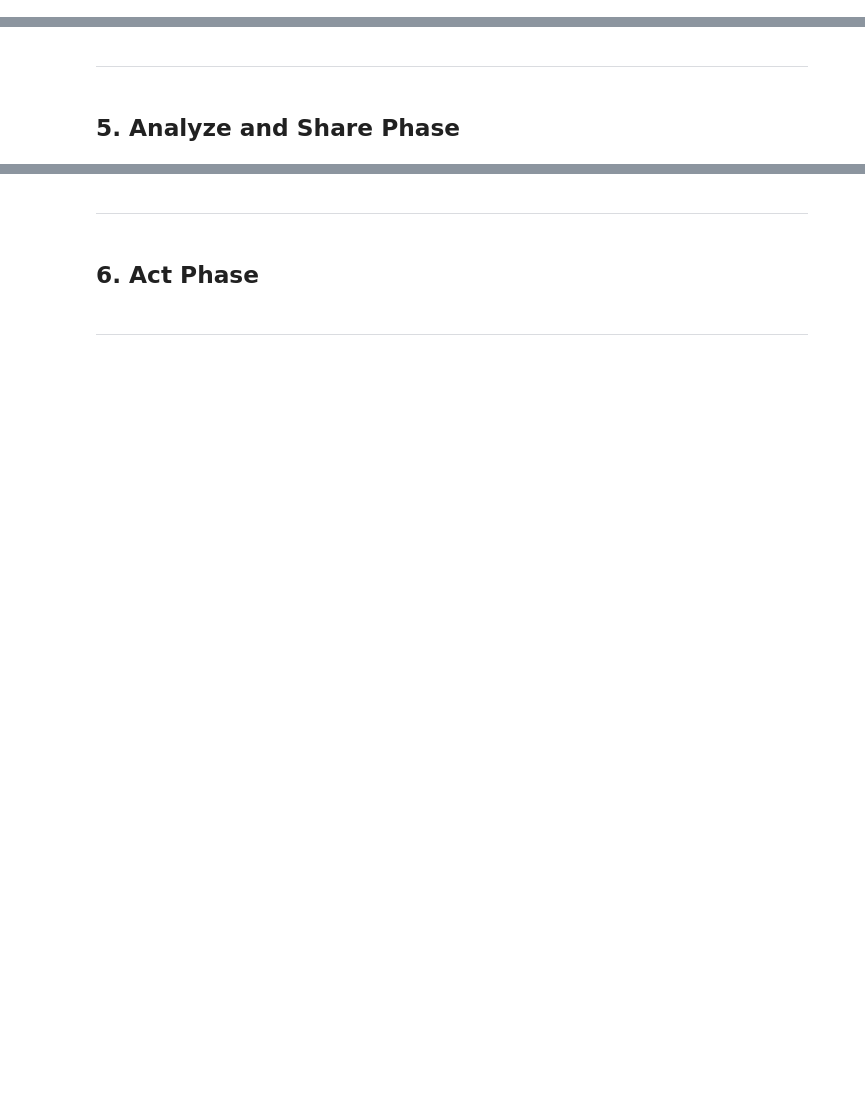
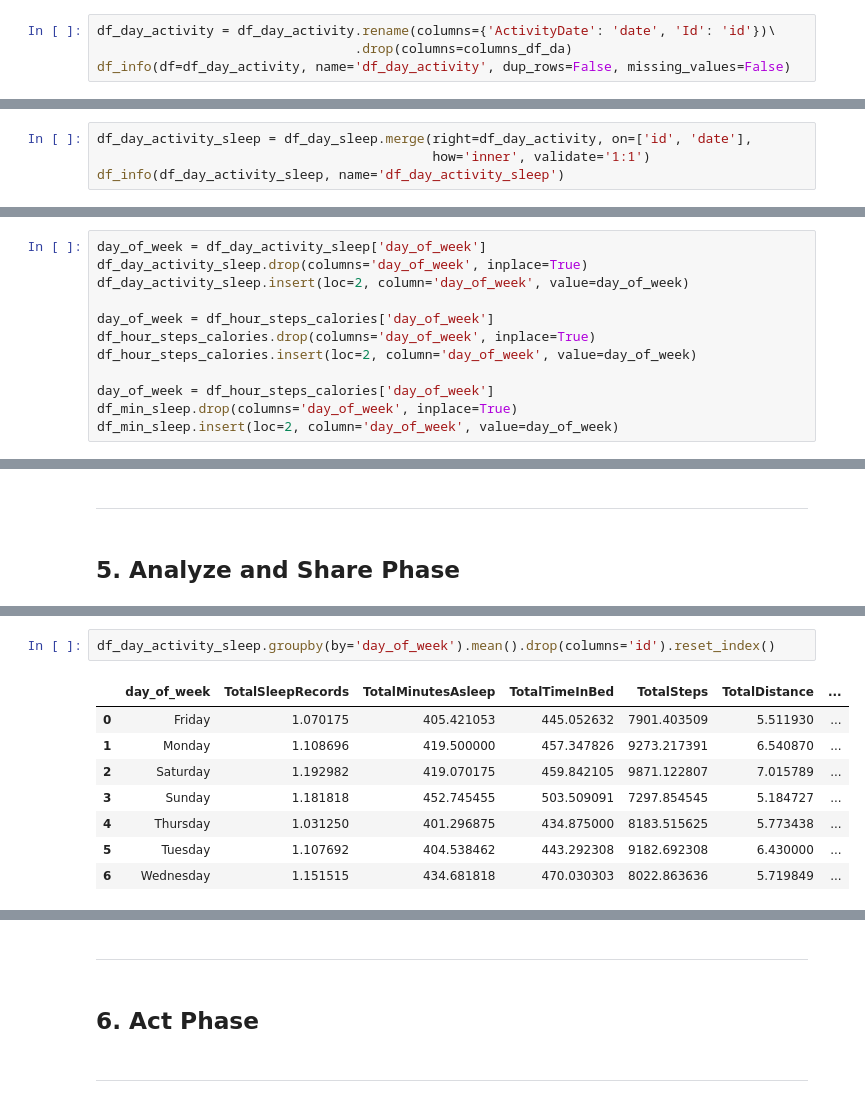
Before and after one commit to fahm1/portfolio, a Jupyter notebook: portfolio-book/_build/jupyter_execute/bellabeat_case_study/bellabeat_analysis.ipynb, the cells around one changed output, grey strips where cells are left out. Saved outputs shown, nothing was run; the diff lists cells and outputs as text; blank space fills up the shorter version.

```diff
--- a/portfolio-book/_build/jupyter_execute/bellabeat_case_study/bellabeat_analysis.ipynb
+++ b/portfolio-book/_build/jupyter_execute/bellabeat_case_study/bellabeat_analysis.ipynb
@@ -455,0 +375,4 @@ text
+# %%
+df_day_activity = df_day_activity.rename(columns={'ActivityDate': 'date', 'Id': 'id'})\
+                                 .drop(columns=columns_df_da)
+df_info(df=df_day_activity, name='df_day_activity', dup_rows=False, missing_values=False)
@@ -455,0 +466,4 @@ text
+# %%
+df_day_activity_sleep = df_day_sleep.merge(right=df_day_activity, on=['id', 'date'],
+                                           how='inner', validate='1:1')
+df_info(df_day_activity_sleep, name='df_day_activity_sleep')
@@ -455,0 +521,12 @@ text
+# %%
+day_of_week = df_day_activity_sleep['day_of_week']
+df_day_activity_sleep.drop(columns='day_of_week', inplace=True)
+df_day_activity_sleep.insert(loc=2, column='day_of_week', value=day_of_week)
+
+day_of_week = df_hour_steps_calories['day_of_week']
+df_hour_steps_calories.drop(columns='day_of_week', inplace=True)
+df_hour_steps_calories.insert(loc=2, column='day_of_week', value=day_of_week)
+
+day_of_week = df_hour_steps_calories['day_of_week']
+df_min_sleep.drop(columns='day_of_week', inplace=True)
+df_min_sleep.insert(loc=2, column='day_of_week', value=day_of_week)
@@ -460,0 +670,11 @@ text
+# %%
+df_day_activity_sleep.groupby(by='day_of_week').mean().drop(columns='id').reset_index()
+# %% [output]
+|  | day_of_week | TotalSleepRecords | TotalMinutesAsleep | TotalTimeInBed | TotalSteps | TotalDistance | ... |
+| 0 | Friday | 1.070175 | 405.421053 | 445.052632 | 7901.403509 | 5.511930 | ... |
+| 1 | Monday | 1.108696 | 419.500000 | 457.347826 | 9273.217391 | 6.540870 | ... |
+| 2 | Saturday | 1.192982 | 419.070175 | 459.842105 | 9871.122807 | 7.015789 | ... |
+| 3 | Sunday | 1.181818 | 452.745455 | 503.509091 | 7297.854545 | 5.184727 | ... |
+| 4 | Thursday | 1.031250 | 401.296875 | 434.875000 | 8183.515625 | 5.773438 | ... |
+| 5 | Tuesday | 1.107692 | 404.538462 | 443.292308 | 9182.692308 | 6.430000 | ... |
+| 6 | Wednesday | 1.151515 | 434.681818 | 470.030303 | 8022.863636 | 5.719849 | ... |
```
Also changed, not shown: parts of 92 cells of this notebook, 48 other files.
